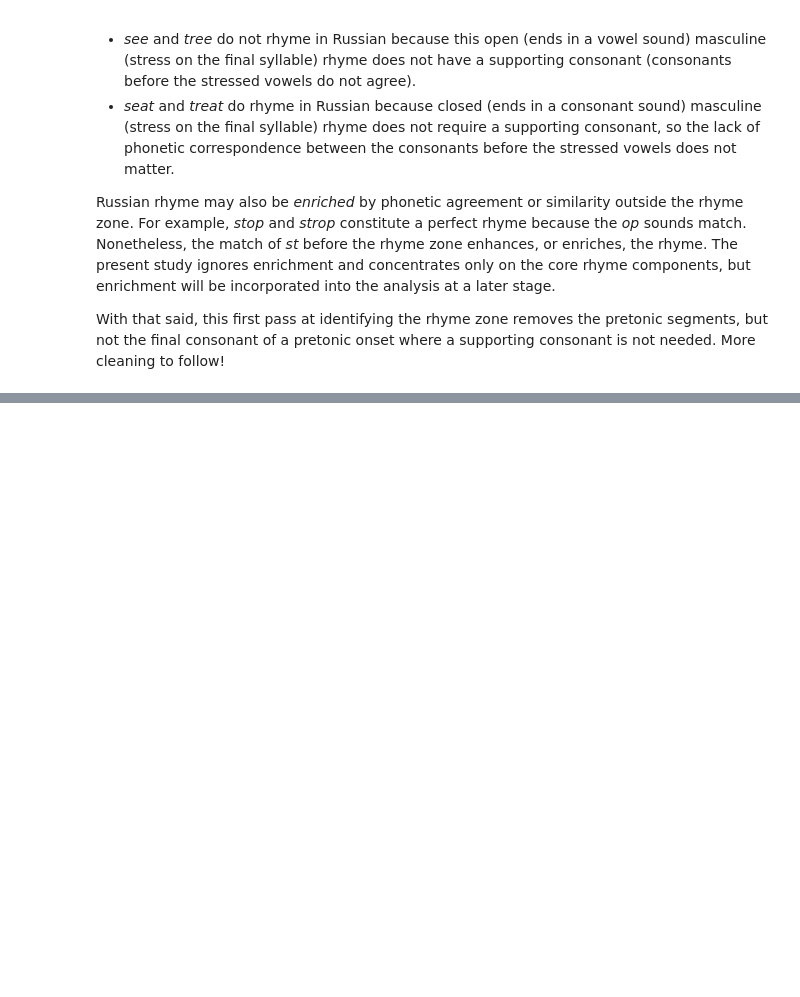
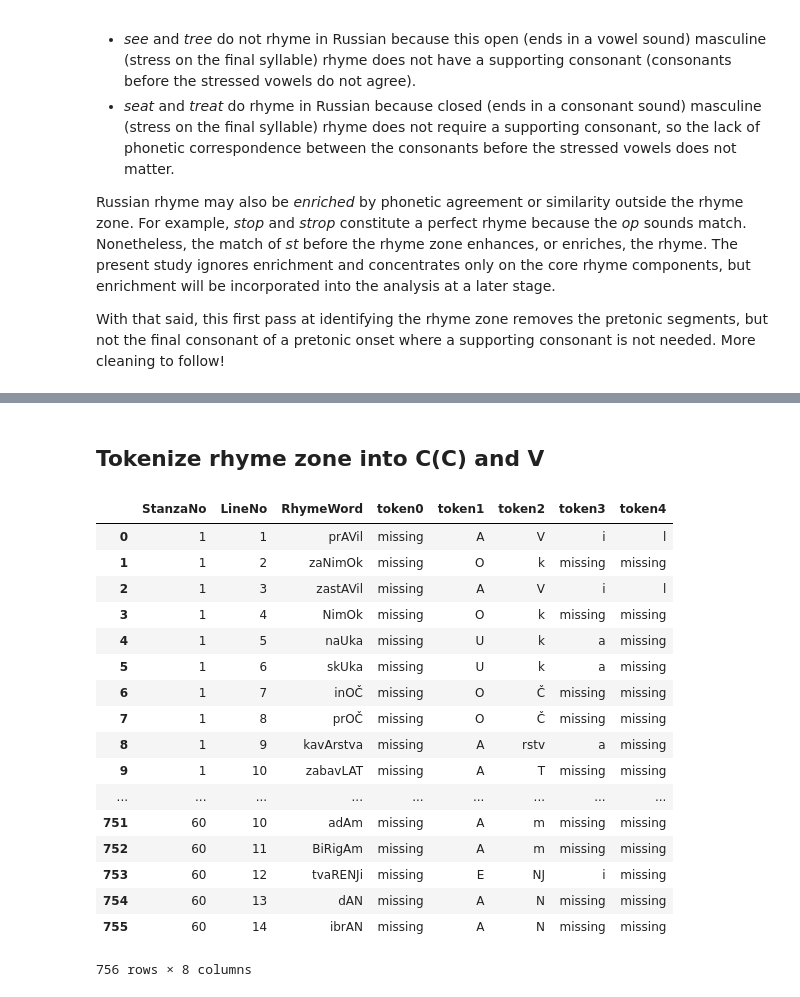
Before and after one commit to Data-Science-for-Linguists-2019/russian_rhyme, a Jupyter notebook: dev/progress_report_3.ipynb, the cells around one changed output, grey strips where cells are left out. Drawn from its saved outputs; the diff is of its cells as text; code cells hidden in the pictures; blank space fills up the shorter version.

```diff
--- a/dev/progress_report_3.ipynb
+++ b/dev/progress_report_3.ipynb
@@ -254,3 +258,35 @@ df.head(14)
 | 11 | 1 | 12 | <line lineNo="012">Печально подно... | PiČiLna padnaSiT LikArstva | LikArstva | Arstva |
 | 12 | 1 | 13 | <line lineNo="013">Вздыхать и дум... | vzdixaT idumaT praSiBA | praSiBA | BA |
 | 13 | 1 | 14 | <line lineNo="014">Когда же чорт ... | kagdaži Čirt vaZMit TiBA | TiBA | BA |
+# %% [markdown]
+## Tokenize rhyme zone into C(C) and V
+# %%
+df["tokenized"] = [x[0] for x in df["RhymeZone"].str.
+                   findall(r"(.?)([AEIOU])([^aeiou]*)([aeiou]?)([^aeiou]*)([aeiou]?)([^aeiou]*)([aeiou]?)([^aeiou]*)([aeiou]?)([^aeiou]*)([aeiou]?)([^aeiou]*)([aeiou]?)([^aeiou]*)([aeiou]?)([^aeiou]*)([aeiou]?)")]
+i = 0
+while pd.np.count_nonzero([item[i] for item in df["tokenized"]]) > 0:
+    # print([item[i] for item in df["tokenized"]]) # diagnostic
+    df["token" + str(i)] = [item[i] for item in df["tokenized"]]
+    i += 1
+tokenheaders = list([item for item in df.columns if re.match(r'token\d', item)])
+df[tokenheaders] = df[tokenheaders].replace(r'^$', "missing", regex=True) # replace empty strings with specific value; inplace doesn't work (?)
+df.filter(regex=r"StanzaNo|LineNo|RhymeWord|^token\d") # columns we care about
+# %% [output]
+|  | StanzaNo | LineNo | RhymeWord | token0 | token1 | token2 | token3 | token4 |
+| 0 | 1 | 1 | prAVil | missing | A | V | i | l |
+| 1 | 1 | 2 | zaNimOk | missing | O | k | missing | missing |
+| 2 | 1 | 3 | zastAVil | missing | A | V | i | l |
+| 3 | 1 | 4 | NimOk | missing | O | k | missing | missing |
+| 4 | 1 | 5 | naUka | missing | U | k | a | missing |
+| 5 | 1 | 6 | skUka | missing | U | k | a | missing |
+| 6 | 1 | 7 | inOČ | missing | O | Č | missing | missing |
+| 7 | 1 | 8 | prOČ | missing | O | Č | missing | missing |
+| 8 | 1 | 9 | kavArstva | missing | A | rstv | a | missing |
+| 9 | 1 | 10 | zabavLAT | missing | A | T | missing | missing |
+| ... | ... | ... | ... | ... | ... | ... | ... | ... |
+| 751 | 60 | 10 | adAm | missing | A | m | missing | missing |
+| 752 | 60 | 11 | BiRigAm | missing | A | m | missing | missing |
+| 753 | 60 | 12 | tvaRENJi | missing | E | NJ | i | missing |
+| 754 | 60 | 13 | dAN | missing | A | N | missing | missing |
+| 755 | 60 | 14 | ibrAN | missing | A | N | missing | missing |
+756 rows × 8 columns
```
Also changed, not shown: parts of 4 cells of this notebook.
